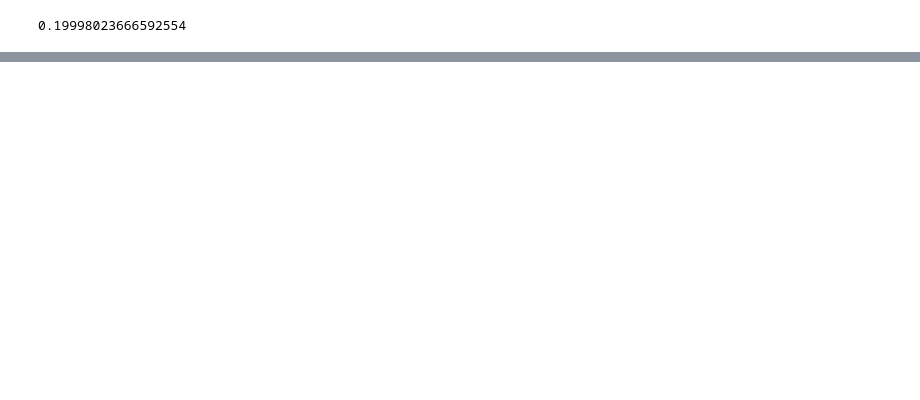
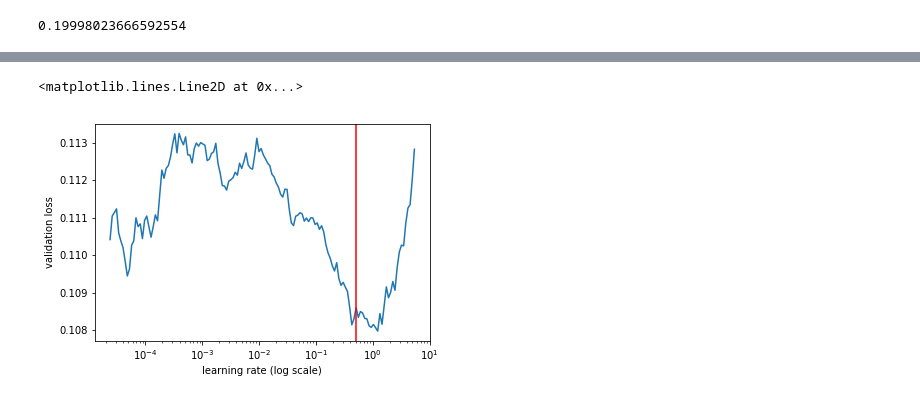
Before and after one commit to donare/Planet-Competition-Exercise, a Jupyter notebook: notebooks/Implementation.ipynb, the cells around one changed output, grey strips where cells are left out. Cells and saved outputs as stored; diff of their text form; code cells hidden in the pictures; blank space fills up the shorter version.

```diff
--- a/notebooks/Implementation.ipynb
+++ b/notebooks/Implementation.ipynb
@@ -172,2 +195,9 @@ learn.sched.plot_lr()
 # %%
-learn.save('layers_all')
+learn.load('layers_all')
+# %%
+image_size2 = 220
+batch_size2 = 210
+tfms2 = tfms_from_model(architecture, image_size2, aug_tfms=transforms_top_down, max_zoom=1.1)
+data2 = ImageClassifierData.from_csv(path, 'train-jpg', f'{path}train_v2.csv', batch_size2, tfms2, val_idxs, suffix='.jpg', test_name='test-jpg')
+# %%
+learn.set_data(data2)
@@ -173,0 +212,7 @@ learn.save('layers_all')
+# %%
+learning_rate2=5e-1
+learn.sched.plot()
+plt.axvline(x=learning_rate2, color="red")
+# %% [output]
+<matplotlib.lines.Line2D at 0x...>
+[figure, added]
```
Also changed, not shown: parts of 73 cells of this notebook.
